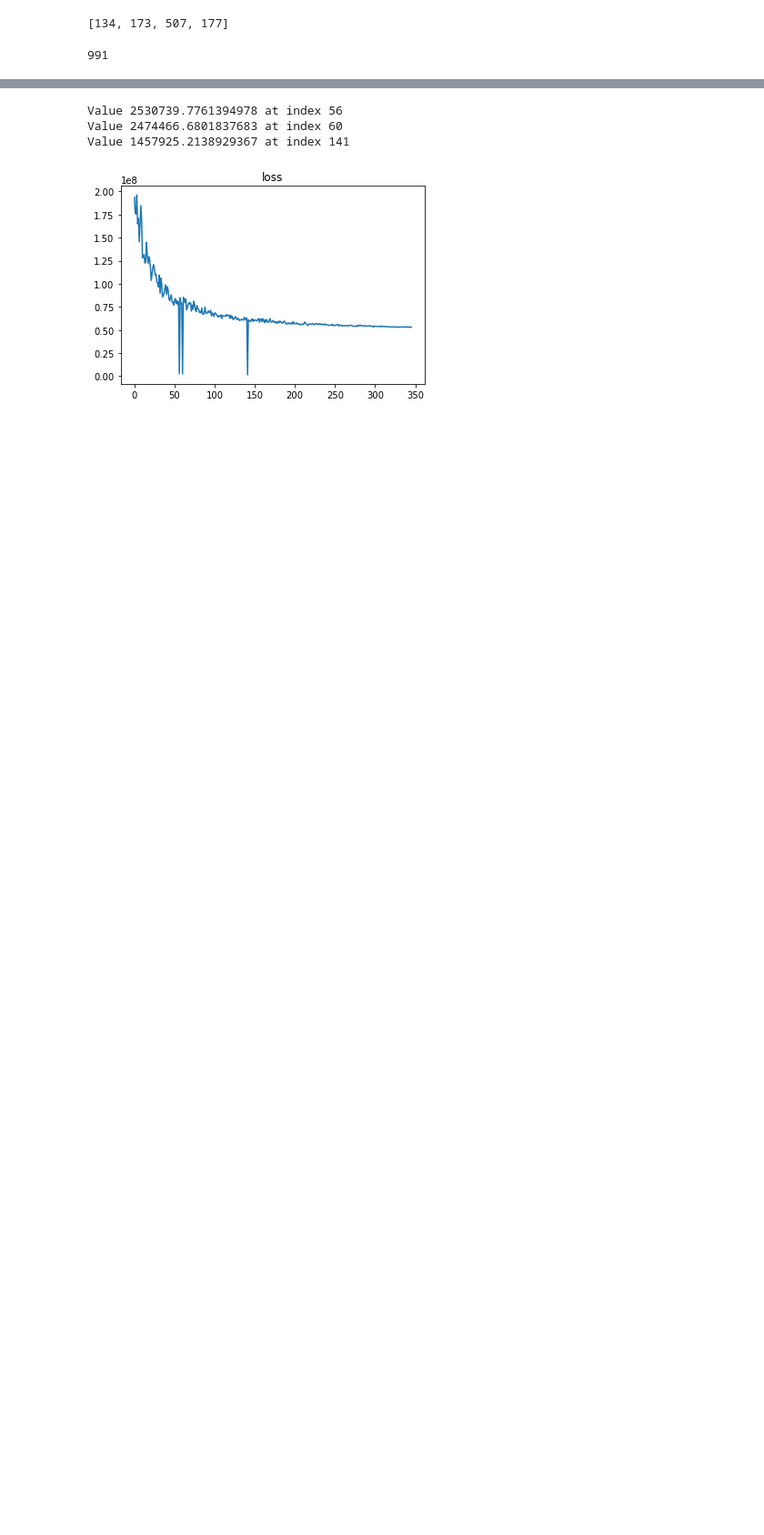
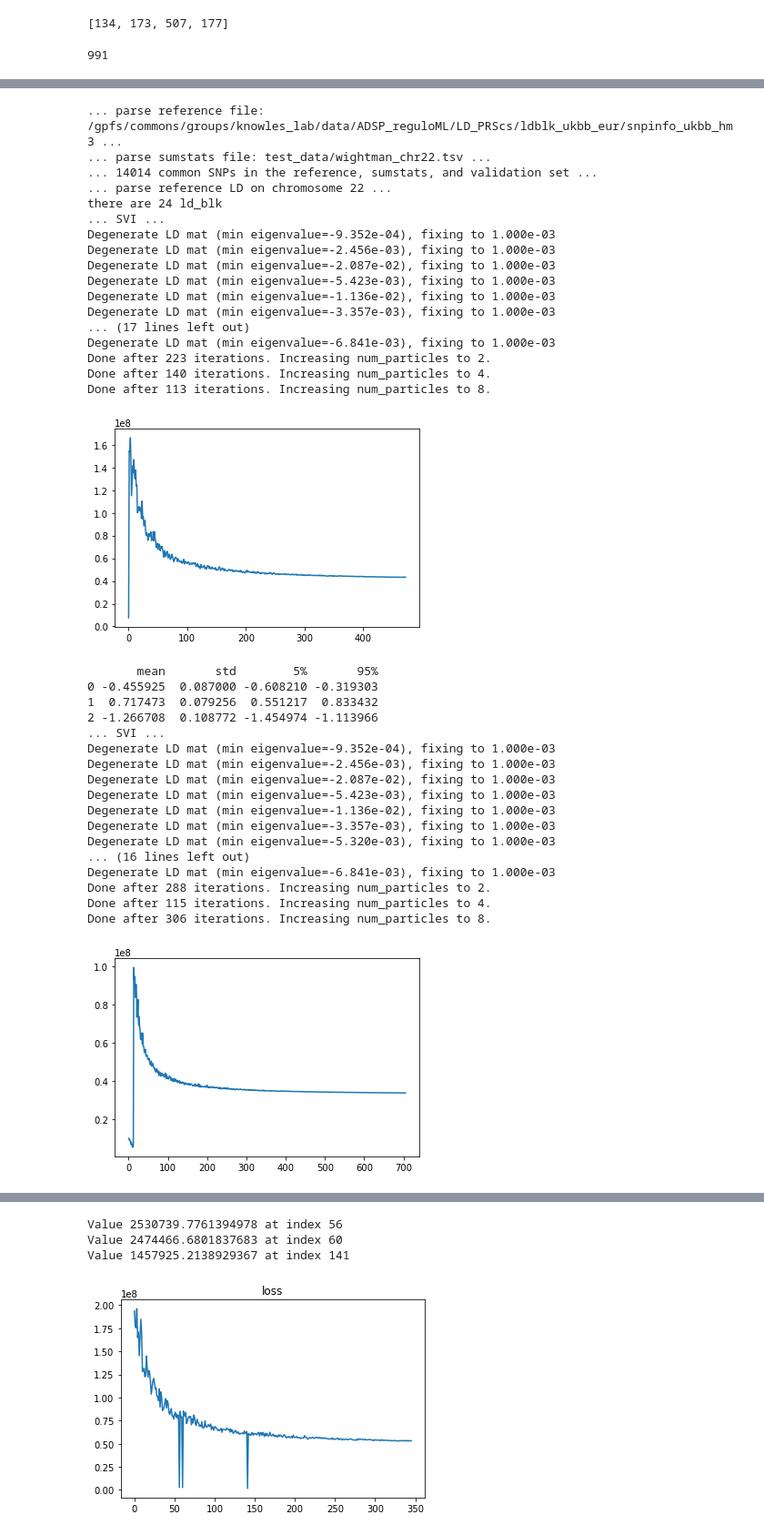
Before and after one commit to davidaknowles/casopr, a Jupyter notebook: simulation.ipynb, the cells around one changed output, grey strips where cells are left out. Shown: that part at 91% size. Drawn from its saved outputs; the diff is of its cells as text; code cells hidden in the pictures; blank space fills up the shorter version.

```diff
--- a/simulation.ipynb
+++ b/simulation.ipynb
@@ -193,0 +281,52 @@ Done after 64 iterations. Increasing num_particles to 8.
+# %%
+## using all chr22
+param_dict = {
+    'ref_dir' : '/gpfs/commons/groups/knowles_lab/data/ADSP_reguloML/LD_PRScs/ldblk_ukbb_eur', ## add my path
+    'bim_prefix' : "test_data/ADSP_qc_chr22",
+    'sst_file' : "test_data/wightman_chr22.tsv",
+    'n_gwas' : 200000,
+    'out_dir' : "test_data",
+    "seed" : 42,
+    "beta_std" : "False",
+    "n_iter" : 1000
+}
+anno_test = check_sim_result_loop(param_dict, "all SNPs in CHR22", iteration=10)
+
+anno_test[0]
+# %% [output]
+... parse reference file: /gpfs/commons/groups/knowles_lab/data/ADSP_reguloML/LD_PRScs/ldblk_ukbb_eur/snpinfo_ukbb_hm3 ...
+... parse sumstats file: test_data/wightman_chr22.tsv ...
+... 14014 common SNPs in the reference, sumstats, and validation set ...
+... parse reference LD on chromosome 22 ...
+there are 24 ld_blk
+... SVI ...
+Degenerate LD mat (min eigenvalue=-9.352e-04), fixing to 1.000e-03
+Degenerate LD mat (min eigenvalue=-2.456e-03), fixing to 1.000e-03
+Degenerate LD mat (min eigenvalue=-2.087e-02), fixing to 1.000e-03
+Degenerate LD mat (min eigenvalue=-5.423e-03), fixing to 1.000e-03
+Degenerate LD mat (min eigenvalue=-1.136e-02), fixing to 1.000e-03
+Degenerate LD mat (min eigenvalue=-3.357e-03), fixing to 1.000e-03
+... (17 lines left out)
+Degenerate LD mat (min eigenvalue=-6.841e-03), fixing to 1.000e-03
+Done after 223 iterations. Increasing num_particles to 2.
+Done after 140 iterations. Increasing num_particles to 4.
+Done after 113 iterations. Increasing num_particles to 8.
+[figure, added]
+       mean       std        5%       95%
+0 -0.455925  0.087000 -0.608210 -0.319303
+1  0.717473  0.079256  0.551217  0.833432
+2 -1.266708  0.108772 -1.454974 -1.113966
+... SVI ...
+Degenerate LD mat (min eigenvalue=-9.352e-04), fixing to 1.000e-03
+Degenerate LD mat (min eigenvalue=-2.456e-03), fixing to 1.000e-03
+Degenerate LD mat (min eigenvalue=-2.087e-02), fixing to 1.000e-03
+Degenerate LD mat (min eigenvalue=-5.423e-03), fixing to 1.000e-03
+Degenerate LD mat (min eigenvalue=-1.136e-02), fixing to 1.000e-03
+Degenerate LD mat (min eigenvalue=-3.357e-03), fixing to 1.000e-03
+Degenerate LD mat (min eigenvalue=-5.320e-03), fixing to 1.000e-03
+... (16 lines left out)
+Degenerate LD mat (min eigenvalue=-6.841e-03), fixing to 1.000e-03
+Done after 288 iterations. Increasing num_particles to 2.
+Done after 115 iterations. Increasing num_particles to 4.
+Done after 306 iterations. Increasing num_particles to 8.
+[figure, added]
```
Also changed, not shown: parts of 16 cells of this notebook, 4 other files.
